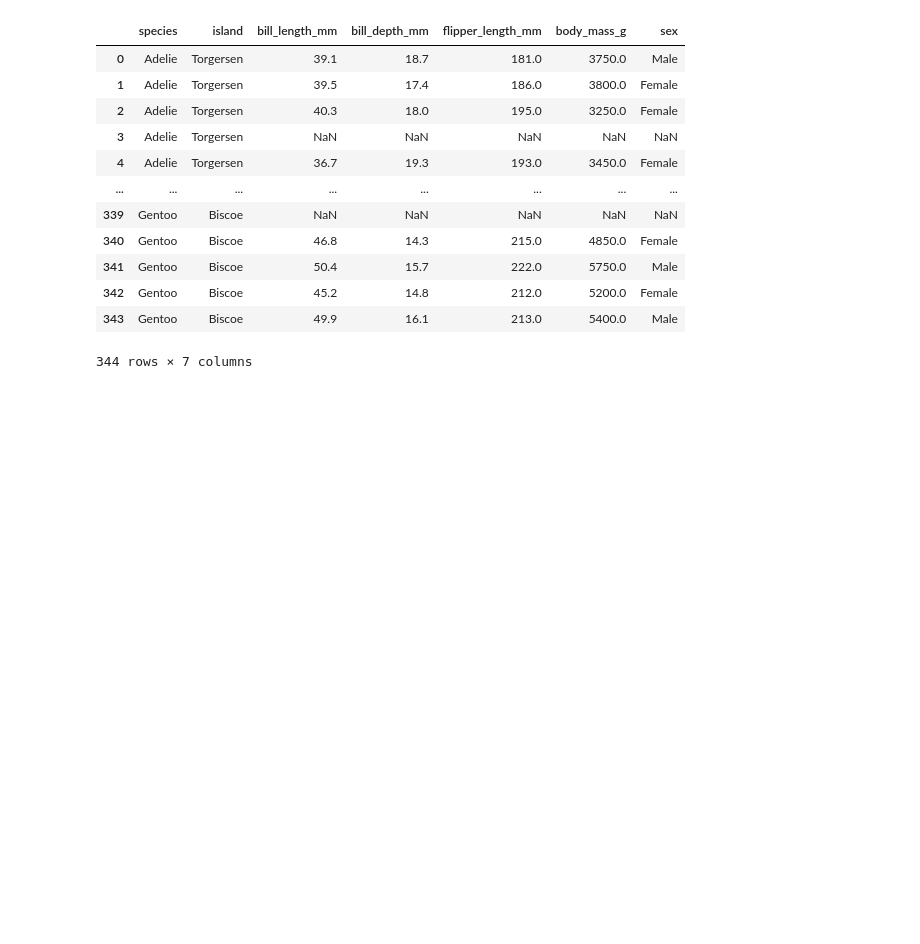
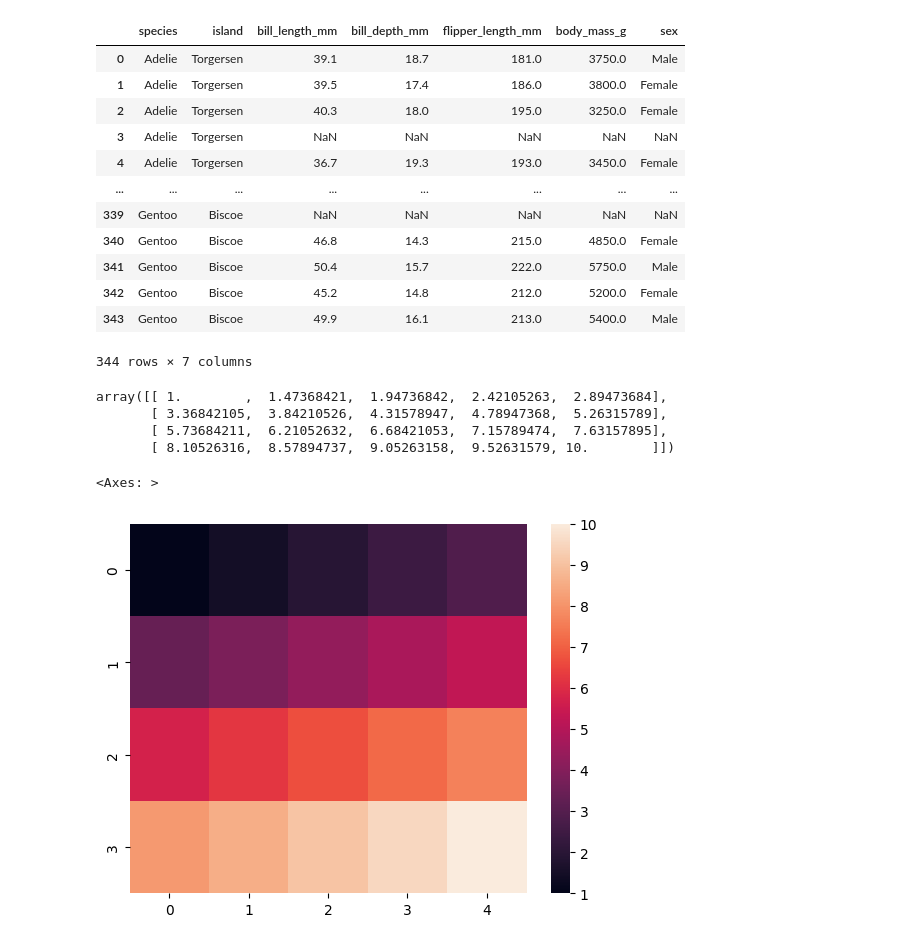
Before and after one commit to lukhi-laksh/Python-Seaborn, a Jupyter notebook: Advance.ipynb, the cells around one changed output. Cells and saved outputs as stored; diff of their text form; code cells hidden in the pictures; blank space fills up the shorter version.

```diff
--- a/Advance.ipynb
+++ b/Advance.ipynb
@@ -179,3 +181,16 @@ datas
 | 342 | Gentoo | Biscoe | 45.2 | 14.8 | 212.0 | 5200.0 | Female |
 | 343 | Gentoo | Biscoe | 49.9 | 16.1 | 213.0 | 5400.0 | Male |
 344 rows × 7 columns
+# %%
+heatMap = np.linspace(1, 10, 20).reshape(4, 5)
+heatMap
+# %% [output]
+array([[ 1.        ,  1.47368421,  1.94736842,  2.42105263,  2.89473684],
+       [ 3.36842105,  3.84210526,  4.31578947,  4.78947368,  5.26315789],
+       [ 5.73684211,  6.21052632,  6.68421053,  7.15789474,  7.63157895],
+       [ 8.10526316,  8.57894737,  9.05263158,  9.52631579, 10.        ]])
+# %%
+sns.heatmap(heatMap)
+# %% [output]
+<Axes: >
+[figure, added]
```
Also changed, not shown: parts of 8 cells of this notebook.
